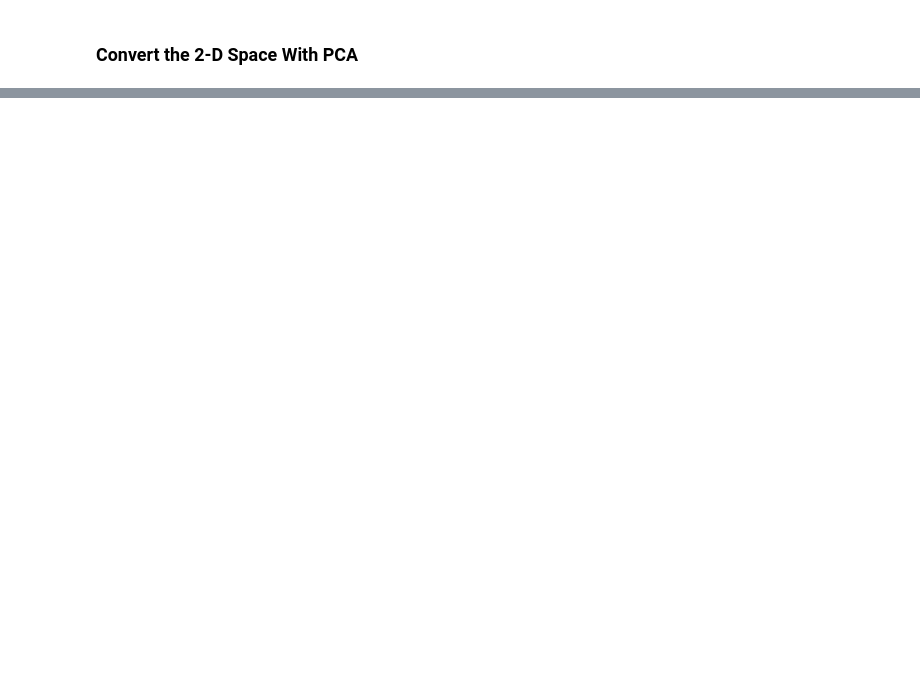
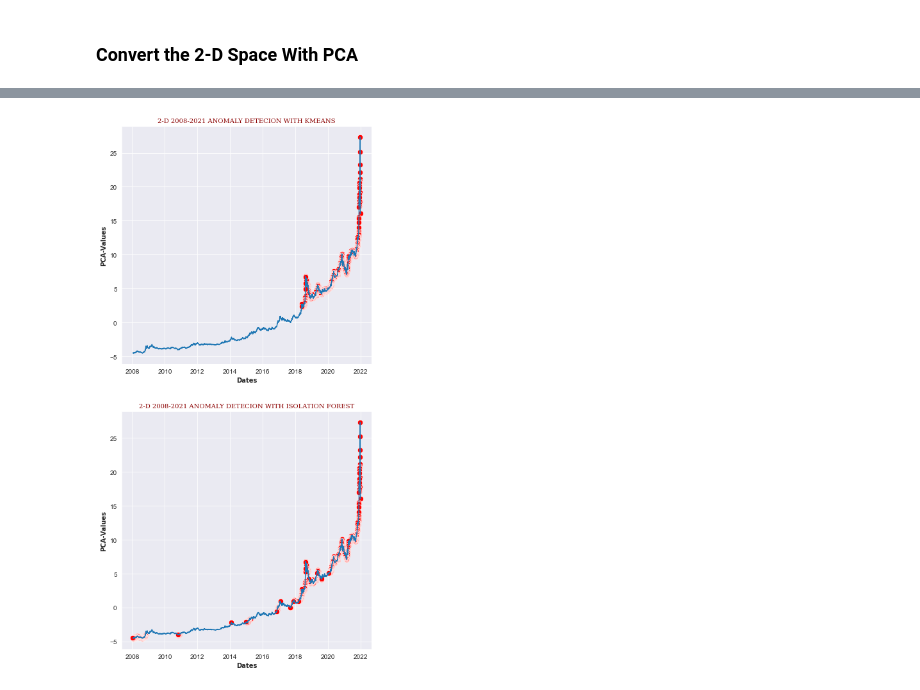
Before and after one commit to erdmkbc/TRY-USD-Anomaly-Detection-MEH405-, a Jupyter notebook: Project_Docs/kernel_try_usd_ad.ipynb, the cells around one changed output, grey strips where cells are left out. Cells and saved outputs as stored; diff of their text form; code cells hidden in the pictures; blank space fills up the shorter version.

```diff
--- a/Project_Docs/kernel_try_usd_ad.ipynb
+++ b/Project_Docs/kernel_try_usd_ad.ipynb
@@ -897,0 +1102,4 @@ anomally_detection_2d_visualization(df_2d_anomally)
+# %%
+anomally_detection_2d_visualization_kmeans(df_2d)
+# %% [output]
+[figure, added]
```
Also changed, not shown: parts of 24 cells of this notebook.
